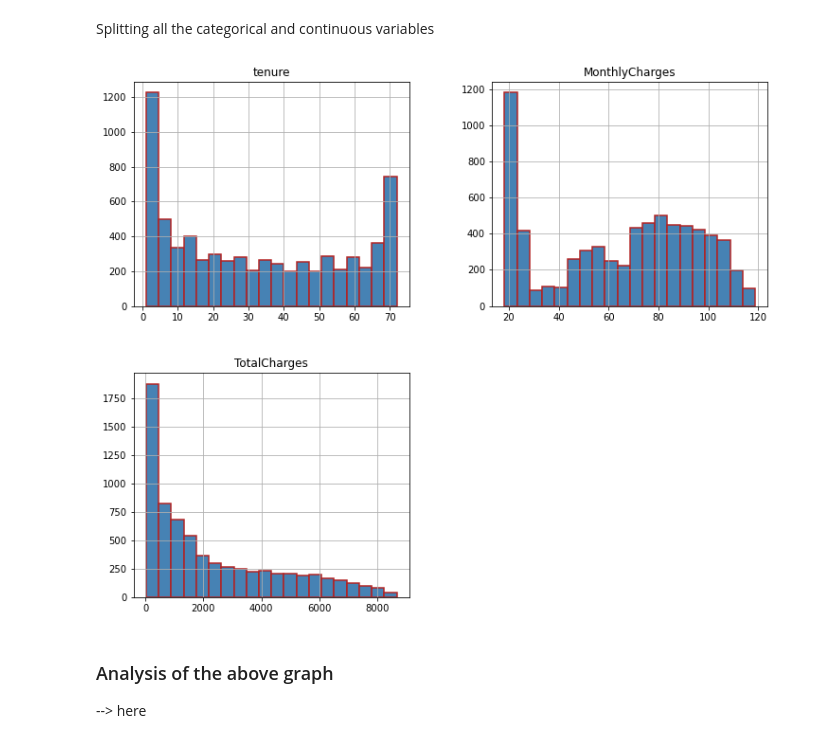
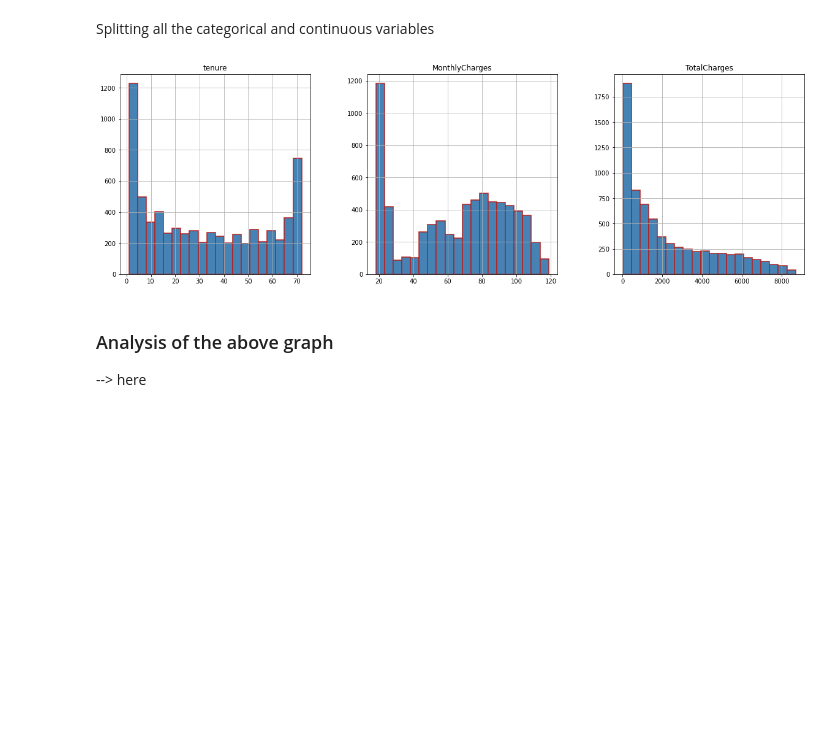
Before and after one commit to Shankar0x/CSE305_EnsembleChurnProject, a Jupyter notebook: main.ipynb, the cells around one changed output. Cells and saved outputs as stored; diff of their text form; code cells hidden in the pictures; blank space fills up the shorter version.

```diff
--- a/main.ipynb
+++ b/main.ipynb
@@ -177,14 +181,14 @@ Splitting all the categorical and continuous variables
 categorical = ['gender','SeniorCitizen','Partner','Dependents','PhoneService','MultipleLines','InternetService','OnlineSecurity','OnlineBackup','DeviceProtection','TechSupport','StreamingTV','StreamingMovies','Contract','PaperlessBilling','PaymentMethod']
 continuous = ['tenure','MonthlyCharges','TotalCharges']
 # %%
-df[continuous].hist(figsize=(12, 10),
+df[continuous].hist(figsize=(20, 6),
                           bins=20,
-                          layout=(2, 2),
+                          layout=(1, 3),
                           color='steelblue',
                           edgecolor='firebrick',
                           linewidth=1.5);
 # %% [output]
-[figure, old version]
+[figure, new version]
 # %% [markdown]
 
 ### Analysis of the above graph
```
Also changed, not shown: parts of 2 cells of this notebook.
